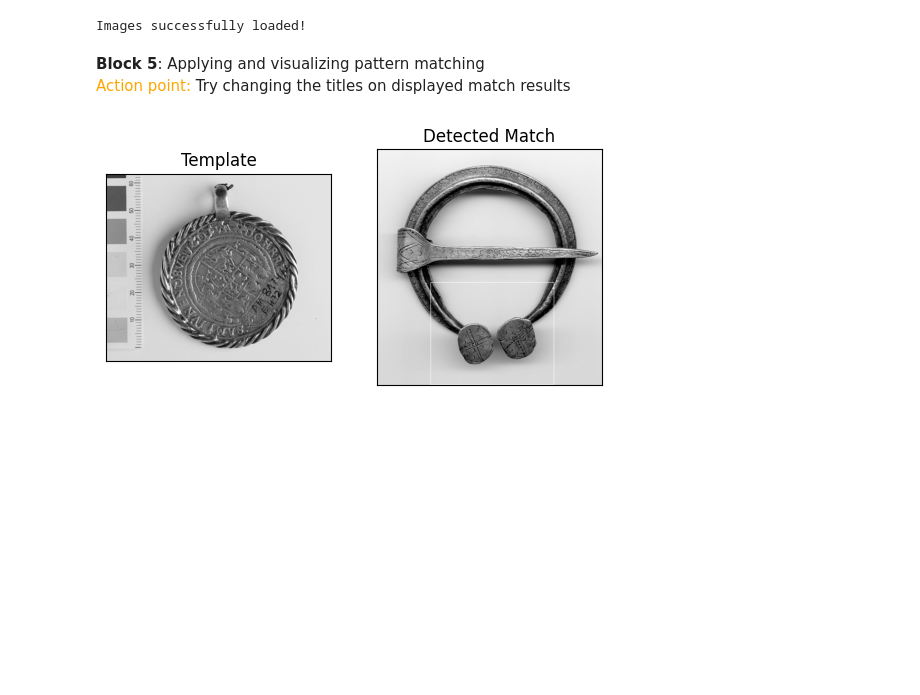
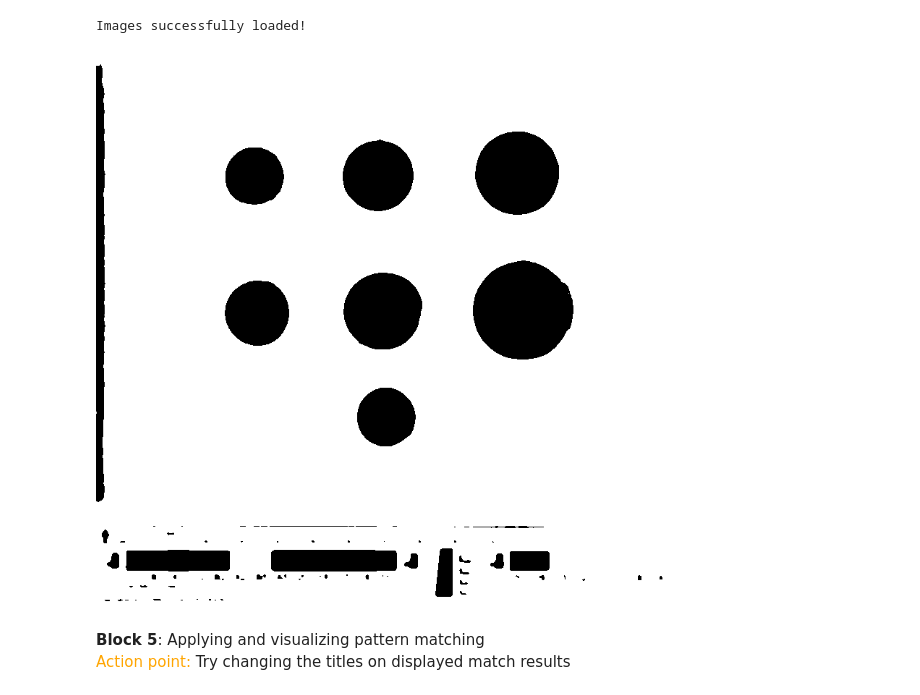
Before and after one commit to olexandr7/erm_workshop, a Jupyter notebook: ERM_workshop_2.ipynb, the cells around one changed output. Saved outputs shown, nothing was run; the diff lists cells and outputs as text; code cells hidden in the pictures; blank space fills up the shorter version.

```diff
--- a/ERM_workshop_2.ipynb
+++ b/ERM_workshop_2.ipynb
@@ -79,20 +73,33 @@ cv2_imshow(img_all)
 #https://docs.opencv.org/3.4/d4/dc6/tutorial_py_template_matching.html
 
 #Loading image and template
-url_img = "https://www.muis.ee/digitaalhoidla/api/meedia/pisipilt?id=236f05e6-4060-4190-9eaf-0f0f70e0d09e"       #<---  URL could be changed to any image from MuIS
-url_template = "https://www.muis.ee/digitaalhoidla/api/meedia/pisipilt?id=5120c5cc-6e75-4dca-a366-df361a138f8a"  #<---  URL could be changed to any image from MuIS
+#url_img = "https://www.muis.ee/digitaalhoidla/api/meedia/pisipilt?id=236f05e6-4060-4190-9eaf-0f0f70e0d09e"       #<---  URL could be changed to any image from MuIS
+#url_template = "https://www.muis.ee/digitaalhoidla/api/meedia/pisipilt?id=5120c5cc-6e75-4dca-a366-df361a138f8a"  #<---  URL could be changed to any image from MuIS
+
+url_img = "https://www.muis.ee/digitaalhoidla/api/meedia/pisipilt?id=528fd080-f2bb-4f42-8d75-dd67860cca50"       #<---  URL could be changed to any image from MuIS
+#url_template = "https://www.muis.ee/digitaalhoidla/api/meedia/pisipilt?id=5120c5cc-6e75-4dca-a366-df361a138f8a"  #<---  URL could be changed to any image from MuIS
 
 #loading images
 url_response_img = urllib.request.urlopen(url_img)
 img = cv2.imdecode(np.array(bytearray(url_response_img.read()), dtype=np.uint8), -1)
-url_response_template = urllib.request.urlopen(url_template)
-template = cv2.imdecode(np.array(bytearray(url_response_template.read()), dtype=np.uint8), -1)
+template = cv2.imdecode(np.fromfile('/content/imgt.PNG', dtype=np.uint8), cv2.IMREAD_UNCHANGED)
+#if template is also uploaded from url
+#url_response_template = urllib.request.urlopen(url_template)
+#template = cv2.imdecode(np.array(bytearray(url_response_template.read()), dtype=np.uint8), -1)
+
 #setting to grey color palette
-img = cv2.cvtColor(img, cv2.COLOR_BGR2GRAY)
+img_gray = cv2.cvtColor(img, cv2.COLOR_BGR2GRAY)
 template = cv2.cvtColor(template, cv2.COLOR_BGR2GRAY)
 #type conversion
 img = img.astype(np.uint8)
 template = template.astype(np.uint8)
+
+
+#adaptive thresholding
+img_gray = cv2.medianBlur(img_gray,5)
+# Otsu's thresholding after Gaussian filtering
+blur = cv2.GaussianBlur(img_gray,(5,5),0)
+ret3,img_gray = cv2.threshold(blur,0,255,cv2.THRESH_BINARY+cv2.THRESH_OTSU)
 
 #verifying that images are loaded
 if img is None or template is None:
@@ -104,29 +111,10 @@ else:
 #template = cv2.resize(template, (0, 0), fx = 0.1, fy = 0.1)
 # %% [output]
 Images successfully loaded!
+# %%
+cv2_imshow(img_gray)
+# %% [output]
+[figure, added]
 # %% [markdown]
 **Block 5**: Applying and visualizing pattern matching
 <br>  <font color='orange'>Action point:</font> Try changing the titles on displayed match results
-# %%
-#https://docs.opencv.org/3.4/d4/dc6/tutorial_py_template_matching.html
-#Setting pre-requisites for template/pattern matching
-w, h = template.shape[::-1]
-img2 = img.copy()
-img = img2.copy()
-method = eval('cv2.TM_CCOEFF') #<--- algorithm used to match
-
-# Applying template matching
-res = cv2.matchTemplate(img, template, method)
-min_val, max_val, min_loc, max_loc = cv2.minMaxLoc(res)
-top_left = max_loc
-bottom_right = (top_left[0] + w, top_left[1] + h)
-
-# Visualizing template matching
-cv2.rectangle(img,top_left, bottom_right, 255, 2)
-plt.subplot(121),plt.imshow(template, cmap = 'gray')
-plt.title('Template'), plt.xticks([]), plt.yticks([])         #<---  title could be changed
-plt.subplot(122),plt.imshow(img, cmap = 'gray')
-plt.title('Detected Match'), plt.xticks([]), plt.yticks([])   #<---  title could be changed
-plt.show()
-# %% [output]
-[figure, removed]
```
Also changed, not shown: parts of 3 cells of this notebook.
